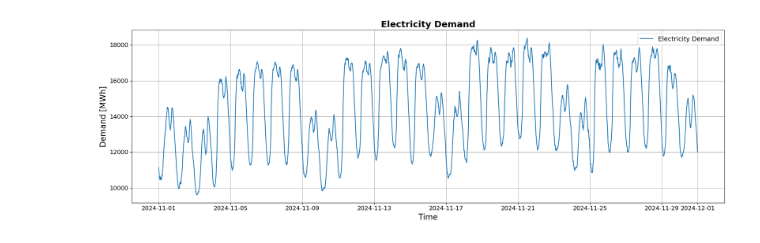
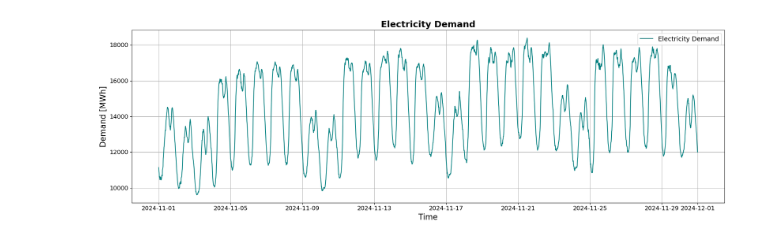
Before and after one commit to cfeng-dev/DRL_BESS, a Jupyter notebook: notebooks/data_exploration/demand_data.ipynb, the cells around one changed output. Cells and saved outputs as stored; diff of their text form; code cells hidden in the pictures.

```diff
--- a/notebooks/data_exploration/demand_data.ipynb
+++ b/notebooks/data_exploration/demand_data.ipynb
@@ -21,22 +21,22 @@ df_d.head()
 # %%
 plt.figure(figsize=(18, 6))
 
 plt.plot(
     df_d["demand_MWh"],
-    color="tab:blue",
+    color="teal",
     label="Electricity Demand"
 )
 
 plt.title("Electricity Demand", fontsize=18, fontweight="bold")
 plt.ylabel("Demand [MWh]", fontsize=16)
 plt.xlabel("Time", fontsize=16)
 
 plt.xticks(fontsize=12)
 plt.yticks(fontsize=12)
 
 plt.legend(loc="upper right", fontsize=13, frameon=True)
 plt.grid(True)
 plt.tight_layout()
 plt.show()
 # %% [output]
-[figure, old version]
+[figure, new version]
```
Also changed, not shown: 1 other file.
